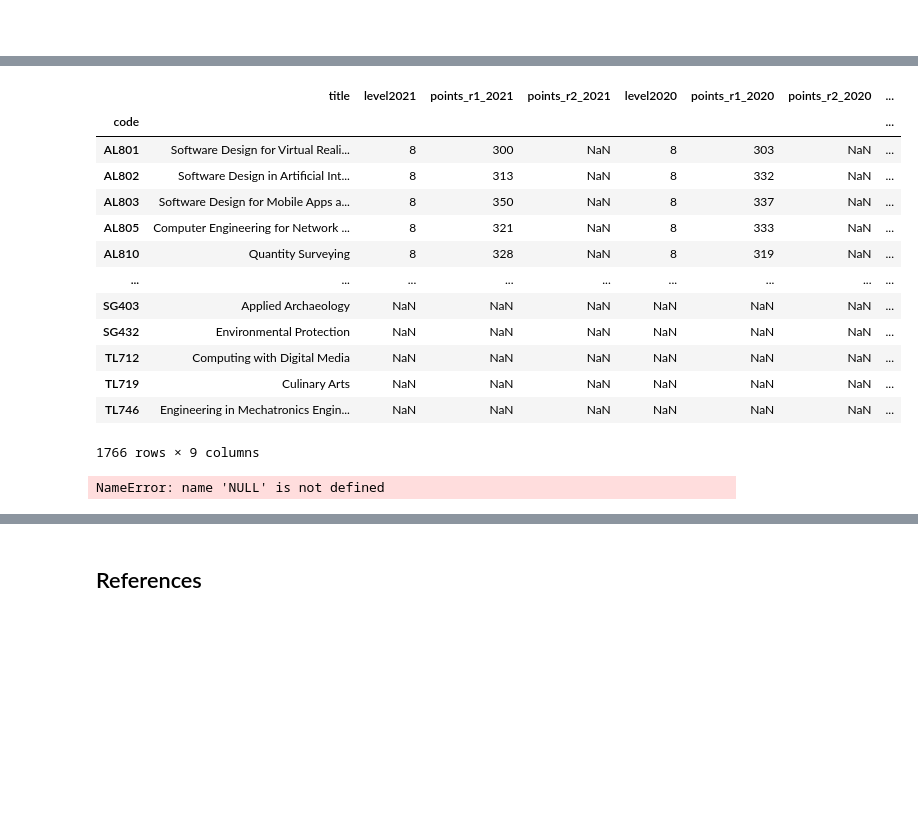
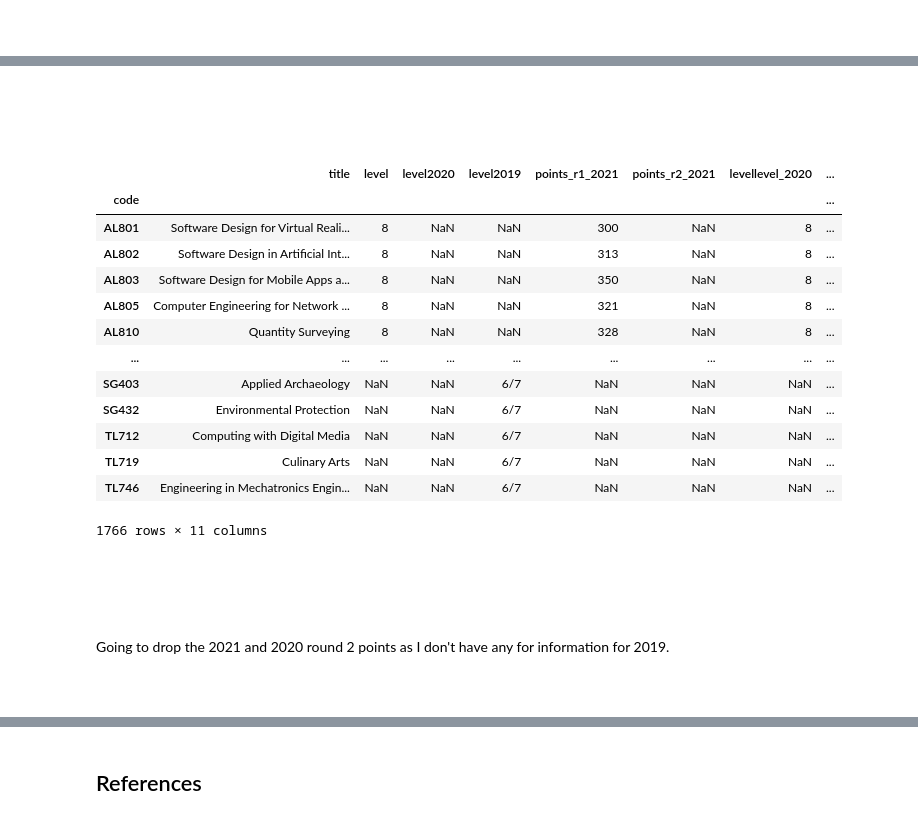
Before and after one commit to kmcd14/FofData-assessment, a Jupyter notebook: cao.ipynb, the cells around one changed output, grey strips where cells are left out. Cells and saved outputs as stored; diff of their text form; code cells hidden in the pictures; blank space fills up the shorter version.

```diff
--- a/cao.ipynb
+++ b/cao.ipynb
@@ -1146,7 +1149,7 @@ courses2021
 # %%
 courses2020 = df2020[['COURSE CODE2','COURSE TITLE', 'LEVEL']]
 
-courses2020.columns = ['code', 'title', 'level']
+courses2020.columns = ['code', 'title', 'level2020']
 # %%
 courses2020
 # %% [output]
@@ -1166,6 +1169,7 @@ courses2020
 # %%
 # Merging all years
 courses2019 = total2019[['code', 'title', 'level']]
+courses2019.columns = ['code', 'title', 'level2019']
 # %%
 courses2019
 # %% [output]
@@ -1442,6 +1451,6 @@ df2020_r1
 <br>
 # %%
 # Join 2020 points to allcourses.
-allcourses = allcourses.join(df2020_r1,lsuffix='2021',rsuffix='2020')
+allcourses = allcourses.join(df2020_r1, rsuffix='level_2020')
 allcourses
 # %% [output]
@@ -1464,7 +1473,7 @@ allcourses
 # %% [markdown]
 <br>
 # %%
-df2019_r1 = total2019[['code', 'level', 'points']]
-df2019_r1.columns = ['code', 'level','points_r1_2019']
+df2019_r1 = total2019[['code', 'points', 'level']]
+df2019_r1.columns = ['code', 'points_r1_2019', 'level_2019']
 df2019_r1
 # %% [output]
@@ -1506,24 +1515,32 @@ df2019_r1
 1309 rows × 2 columns
+# %% [markdown]
+<br>
+# %% [markdown]
+<br>
 # %%
 # Join 2019 points to allcourses.
-allcourses = allcourses.join(df2019_r1)
+allcourses = allcourses.join(df2019_r1, rsuffix='2019')
 allcourses
 # %% [output]
-|  | title | level2021 | points_r1_2021 | points_r2_2021 | level2020 | points_r1_2020 | points_r2_2020 | ... |
+|  | title | level | level2020 | level2019 | points_r1_2021 | points_r2_2021 | levellevel_2020 | ... |
 | code |  |  |  |  |  |  |  | ... |
-| AL801 | Software Design for Virtual Reali... | 8 | 300 | NaN | 8 | 303 | NaN | ... |
-| AL802 | Software Design in Artificial Int... | 8 | 313 | NaN | 8 | 332 | NaN | ... |
-| AL803 | Software Design for Mobile Apps a... | 8 | 350 | NaN | 8 | 337 | NaN | ... |
-| AL805 | Computer Engineering for Network ... | 8 | 321 | NaN | 8 | 333 | NaN | ... |
-| AL810 | Quantity Surveying | 8 | 328 | NaN | 8 | 319 | NaN | ... |
+| AL801 | Software Design for Virtual Reali... | 8 | NaN | NaN | 300 | NaN | 8 | ... |
+| AL802 | Software Design in Artificial Int... | 8 | NaN | NaN | 313 | NaN | 8 | ... |
+| AL803 | Software Design for Mobile Apps a... | 8 | NaN | NaN | 350 | NaN | 8 | ... |
+| AL805 | Computer Engineering for Network ... | 8 | NaN | NaN | 321 | NaN | 8 | ... |
+| AL810 | Quantity Surveying | 8 | NaN | NaN | 328 | NaN | 8 | ... |
 | ... | ... | ... | ... | ... | ... | ... | ... | ... |
-| SG403 | Applied Archaeology | NaN | NaN | NaN | NaN | NaN | NaN | ... |
-| SG432 | Environmental Protection | NaN | NaN | NaN | NaN | NaN | NaN | ... |
-| TL712 | Computing with Digital Media | NaN | NaN | NaN | NaN | NaN | NaN | ... |
-| TL719 | Culinary Arts | NaN | NaN | NaN | NaN | NaN | NaN | ... |
-| TL746 | Engineering in Mechatronics Engin... | NaN | NaN | NaN | NaN | NaN | NaN | ... |
+| SG403 | Applied Archaeology | NaN | NaN | 6/7 | NaN | NaN | NaN | ... |
+| SG432 | Environmental Protection | NaN | NaN | 6/7 | NaN | NaN | NaN | ... |
+| TL712 | Computing with Digital Media | NaN | NaN | 6/7 | NaN | NaN | NaN | ... |
+| TL719 | Culinary Arts | NaN | NaN | 6/7 | NaN | NaN | NaN | ... |
+| TL746 | Engineering in Mechatronics Engin... | NaN | NaN | 6/7 | NaN | NaN | NaN | ... |
-1766 rows × 9 columns
+1766 rows × 11 columns
-# %%
-allcourses.loc[allcourses['points_r2_2020'] == NULL ]
-# %% [output]
-NameError: name 'NULL' is not defined
+# %% [markdown]
+<br>
+# %% [markdown]
+<br>
+# %% [markdown]
+Going to drop the 2021 and 2020 round 2 points as I don't have any for information for 2019.
+# %% [markdown]
+<br>
```
Also changed, not shown: parts of 64 cells of this notebook.
